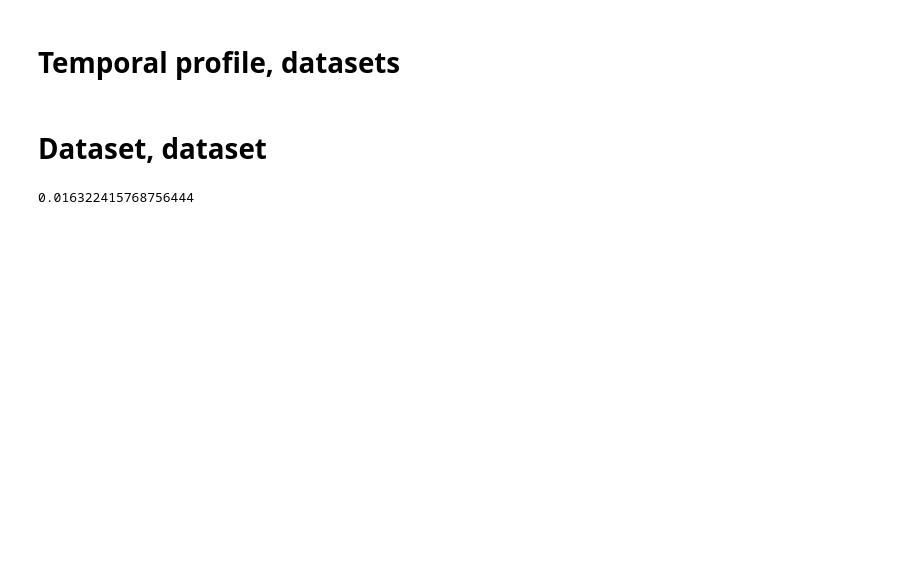
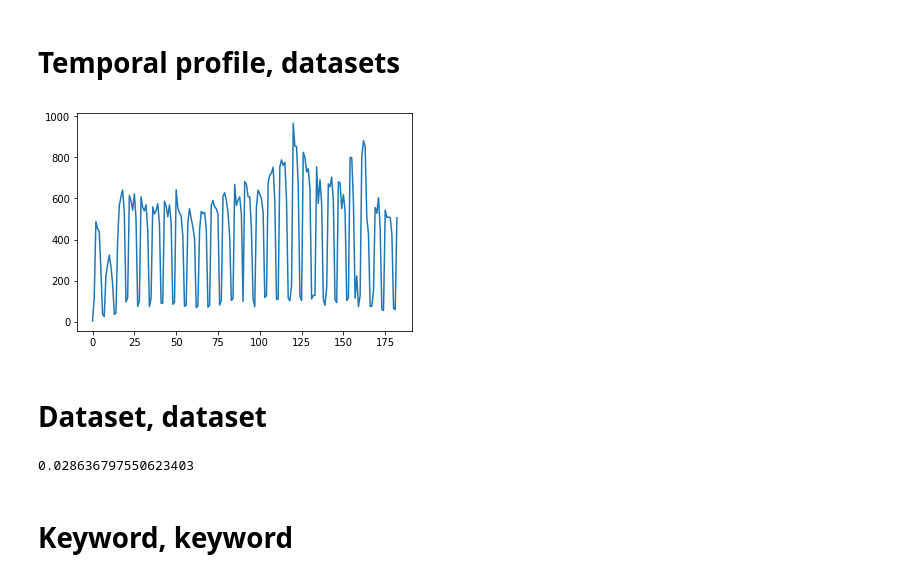
Before and after one commit to etalab/piwik_logs, a Jupyter notebook: links.ipynb, the cells around one changed output. Cells and saved outputs as stored; diff of their text form; code cells hidden in the pictures; blank space fills up the shorter version.

```diff
--- a/links.ipynb
+++ b/links.ipynb
@@ -22,0 +108,3 @@ with open('visits_clean.json', 'r') as f:
+# %%
+for ident, c in Counter(dataset_count).most_common(10):
+    print('{}\t{}'.format(c, id2slug[ident]))
@@ -26,0 +151,11 @@ np.zeros((n_))
+# %%
+dataset_profiles = np.zeros((n_days, n_datasets))
+for day in days:
+    visits = visits_by_day[day]
+    day_index = days_index[day]
+
+    for visit in visits:
+        for kind, value in visit:
+            if (kind == 'id') and (value in datasets_set):
+                dataset_index = datasets_index[value]
+                dataset_profiles[day_index, dataset_index] += 1
@@ -27,2 +165,14 @@ np.zeros((n_))
+# %%
+def plot_dataset_profile(slug):
+    ident = slug2id[slug]
+    dataset_index = datasets_index[ident]
+
+    profile = dataset_profiles[:, dataset_index]
+
+    plt.plot(profile)
+# %%
+plot_dataset_profile('liste-publique-des-organismes-de-formation-l-6351-7-1-du-code-du-travail')
+# %% [output]
+[figure, added]
 # %% [markdown]
 # Dataset, dataset
@@ -44,4 +193,6 @@ pickle.dump(dd, open('dataset_dataset_adjacency_list.pickle', 'wb'))
 # %%
-sum([len(l) for l in dd]) / (n_dataset * n_dataset)
+sum([len(l) for l in adj_datasets]) / (n_datasets * n_datasets)
 # %% [output]
-0.016322415768756444
+0.028636797550623403
+# %% [markdown]
+# Keyword, keyword
```
Also changed, not shown: parts of 30 cells of this notebook, 3 other files.
